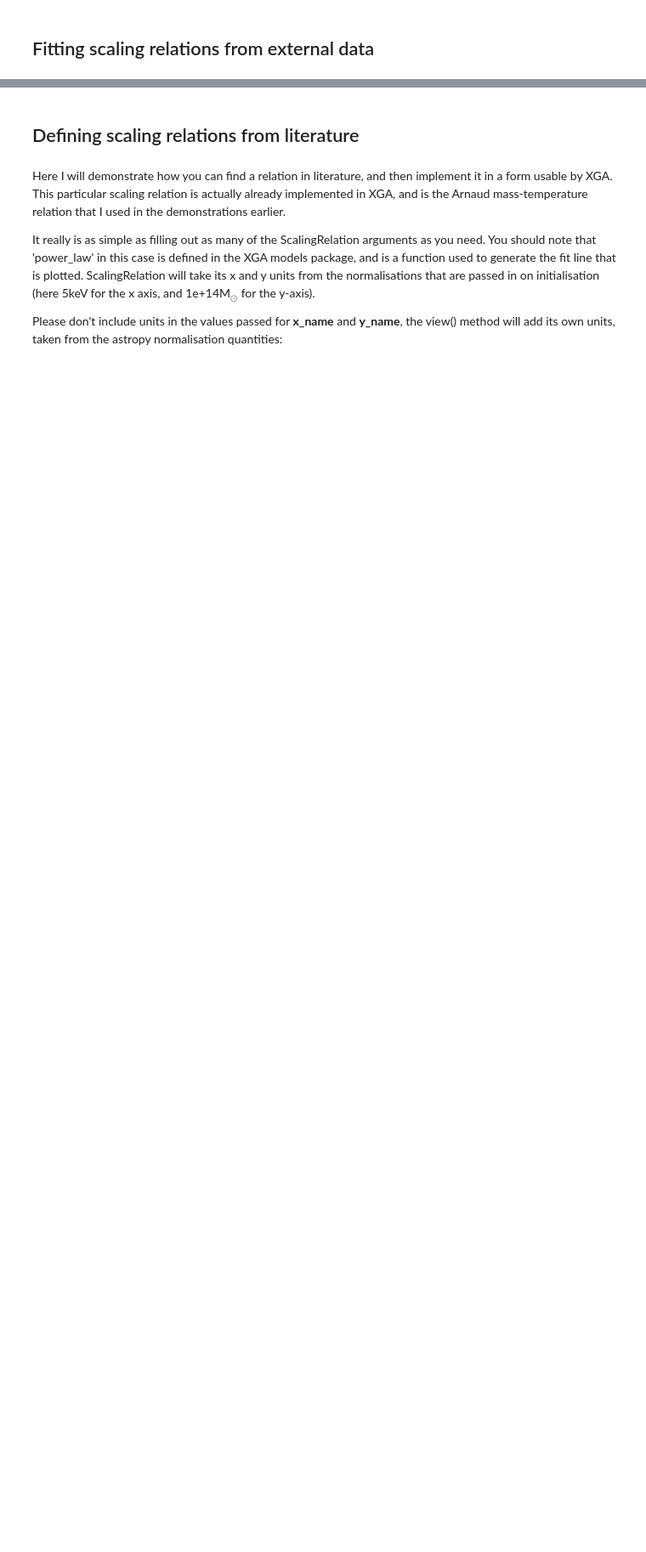
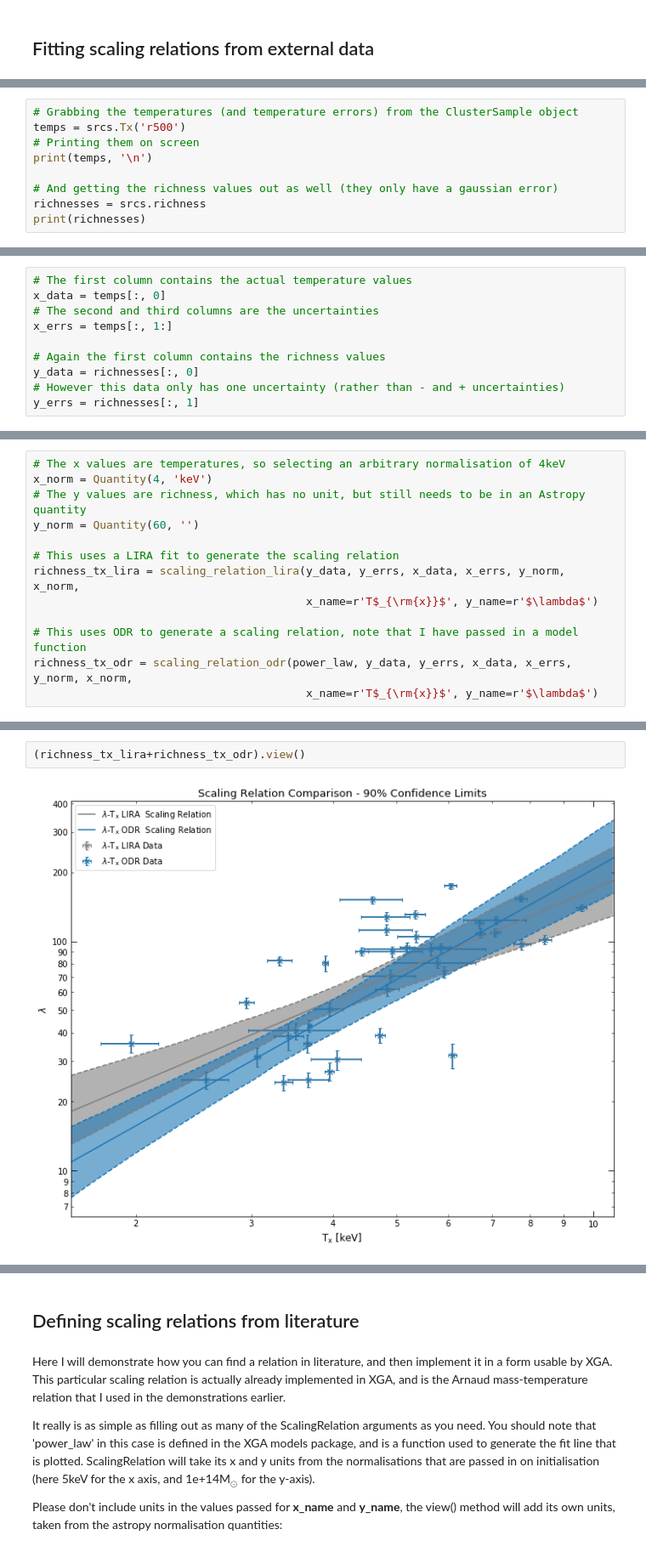
Before and after one commit to DavidT3/XGA, a Jupyter notebook: docs/source/notebooks/tutorials/scaling_relations.ipynb, the cells around one changed output, grey strips where cells are left out. Shown at 85% size. Saved outputs shown, nothing was run; the diff lists cells and outputs as text; blank space fills up the shorter version.

```diff
--- a/docs/source/notebooks/tutorials/scaling_relations.ipynb
+++ b/docs/source/notebooks/tutorials/scaling_relations.ipynb
@@ -132,0 +162,9 @@ comb_lt_relation.view()
+# %%
+# Grabbing the temperatures (and temperature errors) from the ClusterSample object
+temps = srcs.Tx('r500')
+# Printing them on screen
+print(temps, '\n')
+
+# And getting the richness values out as well (they only have a gaussian error)
+richnesses = srcs.richness
+print(richnesses)
@@ -132,0 +193,10 @@ comb_lt_relation.view()
+# %%
+# The first column contains the actual temperature values
+x_data = temps[:, 0]
+# The second and third columns are the uncertainties
+x_errs = temps[:, 1:]
+
+# Again the first column contains the richness values
+y_data = richnesses[:, 0]
+# However this data only has one uncertainty (rather than - and + uncertainties)
+y_errs = richnesses[:, 1]
@@ -132,0 +211,13 @@ comb_lt_relation.view()
+# %%
+# The x values are temperatures, so selecting an arbitrary normalisation of 4keV
+x_norm = Quantity(4, 'keV')
+# The y values are richness, which has no unit, but still needs to be in an Astropy quantity
+y_norm = Quantity(60, '')
+
+# This uses a LIRA fit to generate the scaling relation
+richness_tx_lira = scaling_relation_lira(y_data, y_errs, x_data, x_errs, y_norm, x_norm,
+                                         x_name=r'T$_{\rm{x}}$', y_name=r'$\lambda$')
+
+# This uses ODR to generate a scaling relation, note that I have passed in a model function
+richness_tx_odr = scaling_relation_odr(power_law, y_data, y_errs, x_data, x_errs, y_norm, x_norm,
+                                         x_name=r'T$_{\rm{x}}$', y_name=r'$\lambda$')
@@ -132,0 +226,4 @@ comb_lt_relation.view()
+# %%
+(richness_tx_lira+richness_tx_odr).view()
+# %% [output]
+[figure, added]
```
Also changed, not shown: parts of 18 cells of this notebook.
